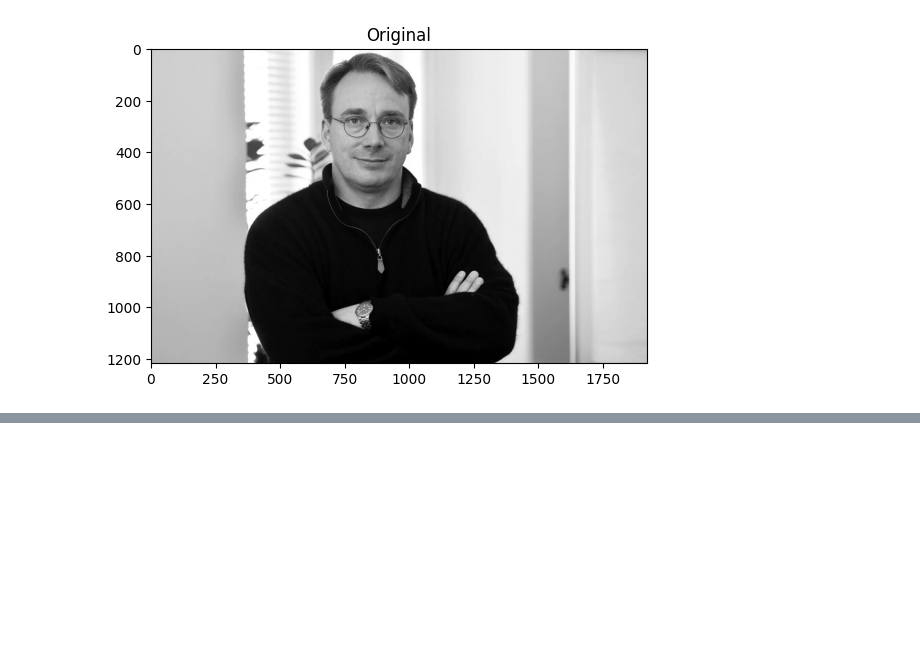
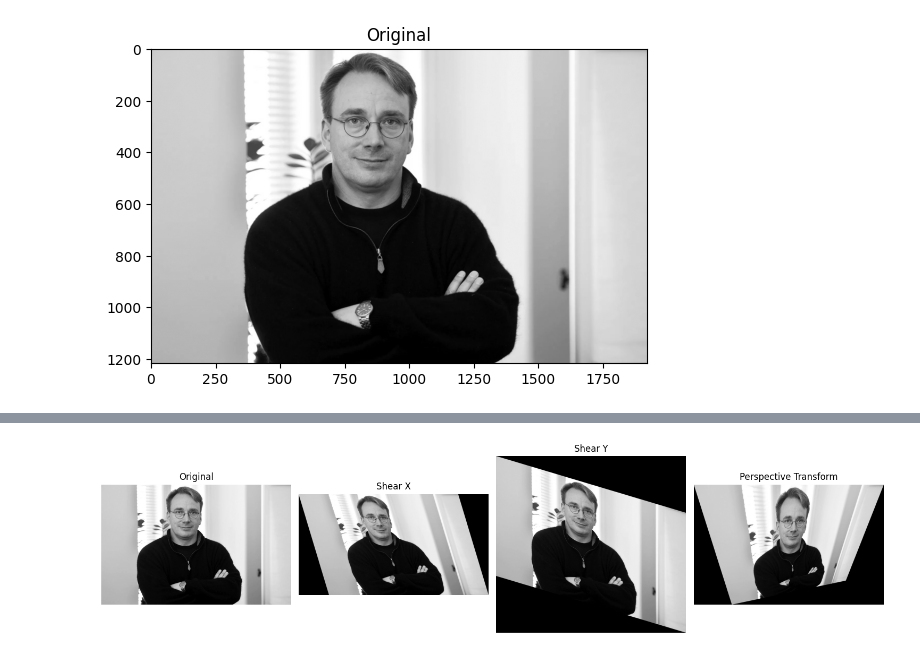
Before and after one commit to christiandarvs/CSIS324-CVIP, a Jupyter notebook: image_trans_inter.ipynb, the cells around one changed output, grey strips where cells are left out. Saved outputs shown, nothing was run; the diff lists cells and outputs as text; code cells hidden in the pictures; blank space fills up the shorter version.

```diff
--- a/image_trans_inter.ipynb
+++ b/image_trans_inter.ipynb
@@ -109,0 +157,33 @@ plt.show()
+# %%
+perspective_matrix = cv.getPerspectiveTransform(src_points, dst_points)
+perspective_img = cv.warpPerspective(
+    linus_torvalds_img, perspective_matrix, (width, height)
+)
+
+# Display linus_torvalds_imgs in a single column with 4 rows
+plt.figure(figsize=(15, 8))
+
+plt.subplot(1, 4, 1)
+plt.imshow(linus_torvalds_img, cmap="gray")
+plt.title("Original")
+plt.axis("off")
+
+plt.subplot(1, 4, 2)
+plt.imshow(shear_x_img, cmap="gray")
+plt.title("Shear X")
+plt.axis("off")
+
+plt.subplot(1, 4, 3)
+plt.imshow(shear_y_img, cmap="gray")
+plt.title("Shear Y")
+plt.axis("off")
+
+plt.subplot(1, 4, 4)
+plt.imshow(perspective_img, cmap="gray")
+plt.title("Perspective Transform")
+plt.axis("off")
+
+plt.tight_layout()
+plt.show()
+# %% [output]
+[figure, added]
```
Also changed, not shown: parts of 5 cells of this notebook, 5 other files.
